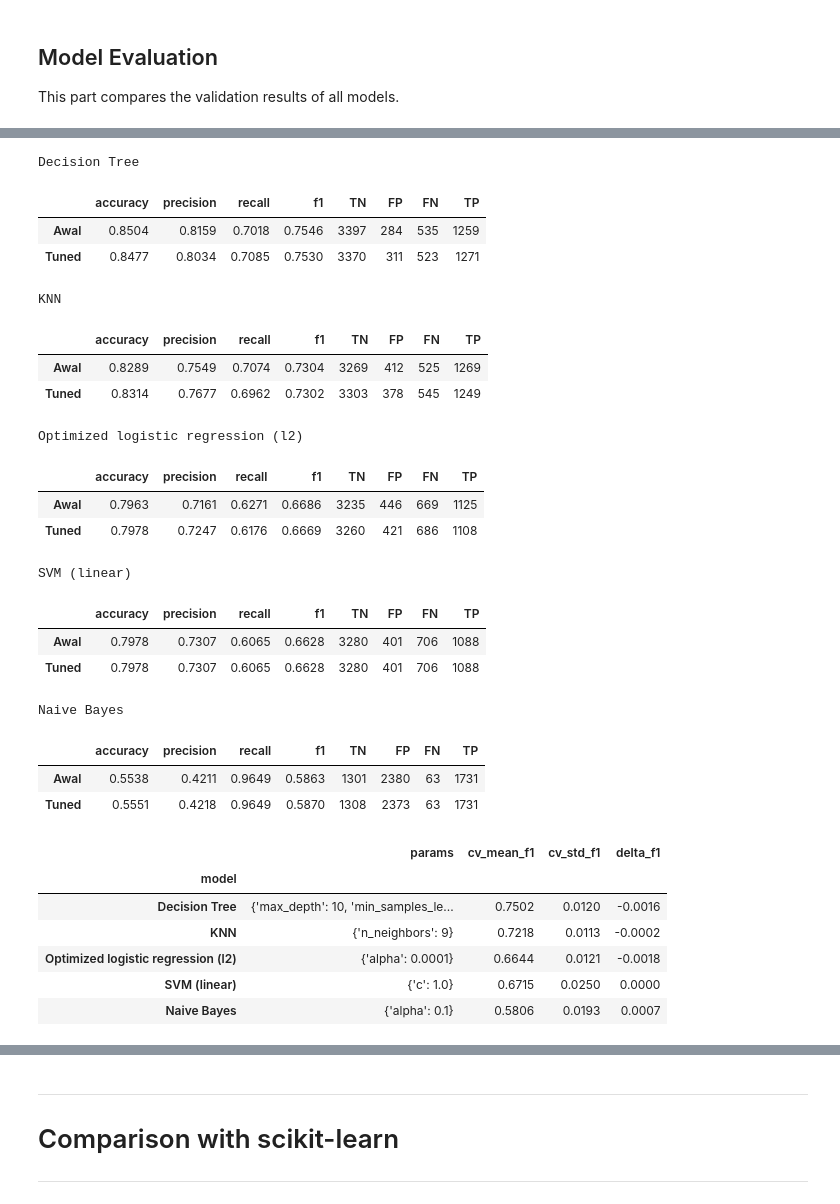
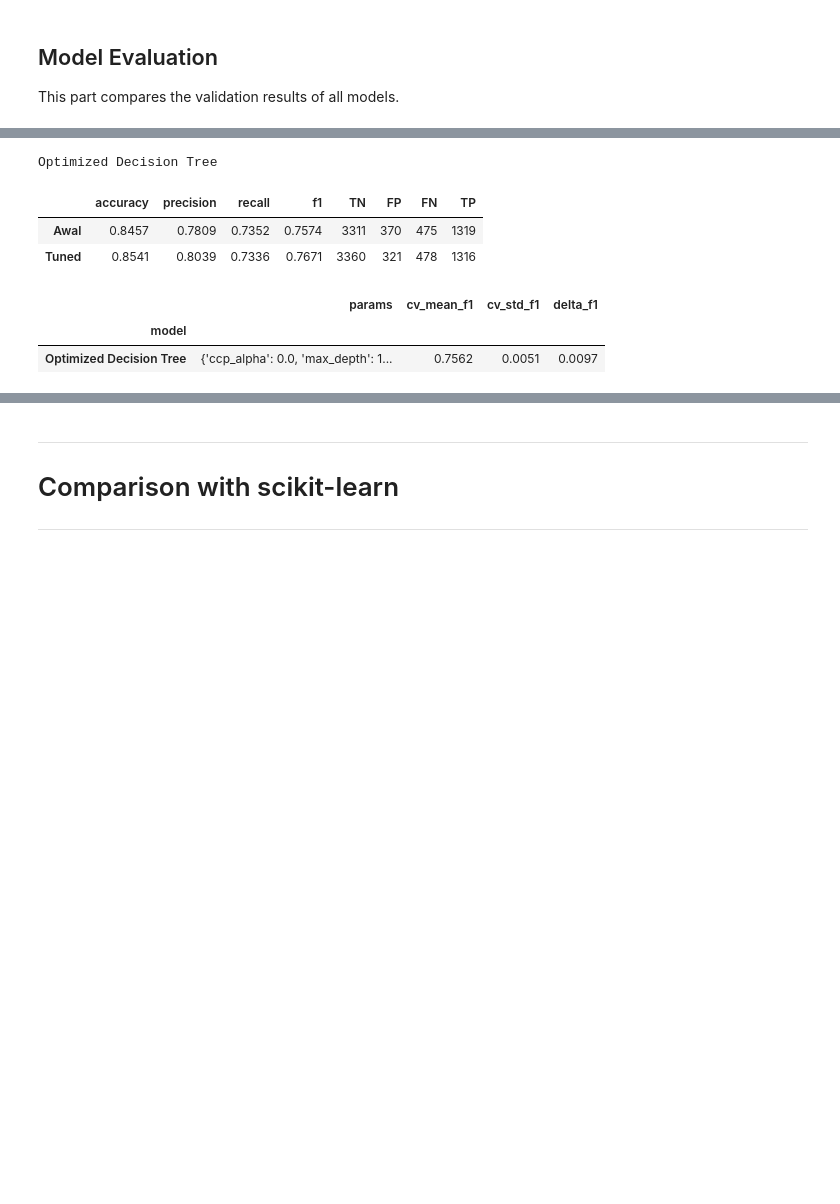
Before and after one commit to ValentinoDan/IF3170_G22_OISCDivisiKaggle, a Jupyter notebook: src/notebook.ipynb, the cells around one changed output, grey strips where cells are left out. Cells and saved outputs as stored; diff of their text form; code cells hidden in the pictures; blank space fills up the shorter version.

Commit message:
FEAT: add engineered features and optimize tuning for accuracy

```diff
--- a/src/notebook.ipynb
+++ b/src/notebook.ipynb
@@ -504,6 +643,8 @@ This part covers normalization to the range 0 to 1 and standardization.
 # %%
 def scale_features(frame, means, scales):
     frame = frame.copy()
+    frame[means.index] = frame[means.index].replace([np.inf, -np.inf], np.nan)
+    frame[means.index] = frame[means.index].fillna(means)
     frame[means.index] = (frame[means.index] - means) / scales
     return frame
 
@@ -870,6 +997,5 @@ Bagian ini mencakup:
 # %%
-# 1. Konfigurasi dan fungsi tuning
-# Parameter
+# Configuration and Parameter Tuning Function
 tuning_selection = {
     "KNN": "KNN",
     "Tree": "Optimized Decision Tree",
@@ -879,7 +1005,12 @@ tuning_selection = {
 }
 tuning_grid = {
     "KNN": {"n_neighbors": [3, 5, 9]},
-    "Tree": {"max_depth": [6, 10, 14], "min_samples_leaf": [10, 20]},
+    "Tree": {
+        "max_depth": [8, 10, 12, 14],
+        "min_samples_leaf": [5, 10, 20],
+        "min_samples_split": [10, 20],
+        "ccp_alpha": [0.0, 0.0005, 0.001],
+    },
     "LR": {"alpha": [0.0001, 0.001, 0.01]},
     "SVM": {"c": [0.1, 1.0, 10.0]},
     "NB": {"alpha": [0.1, 1.0, 10.0]},
@@ -892,7 +1023,7 @@ tuning_families = {
 tuning_winner = scores.index[0]
 tuning_results = {}
 
-# Setiap fold memakai preprocessing yang dipelajari dari bagian train fold itu saja.
+# Each fold uses preprocessing learned only from its own training fold.
 tuning_folds = []
 for train_idx, check_idx in StratifiedKFold(
     n_splits=5, shuffle=True, random_state=CFG.SEED,
@@ -940,22 +1071,22 @@ def tune_model(name):
         try:
             for X_fit, y_fit, X_check, y_check in tuning_folds:
                 _, pred = tuning_fit_predict(name, base | candidate, X_fit, y_fit, X_check)
-                fold_scores.append(f1_score(y_check, pred, zero_division=0))
+                fold_scores.append(accuracy_score(y_check, pred))
         except (ValueError, RuntimeError) as error:
             print(f"{name} {candidate}: {error}")
             continue
-        rows.append({"params": candidate, "mean_f1": np.mean(fold_scores),
-                     "std_f1": np.std(fold_scores), "baseline": candidate == initial})
+        rows.append({"params": candidate, "mean_accuracy": np.mean(fold_scores),
+                     "std_accuracy": np.std(fold_scores), "baseline": candidate == initial})
     if not rows:
-        raise ValueError(f"Semua kandidat gagal untuk {name}")
+        raise ValueError(f"All candidates fil for {name}")
 
-    ranking = pd.DataFrame(rows).sort_values("mean_f1", ascending=False, kind="stable")
+    ranking = pd.DataFrame(rows).sort_values("mean_accuracy", ascending=False, kind="stable")
     print(name)
     display(ranking.reset_index(drop=True))
     best = ranking.iloc[0]
     model, pred = tuning_fit_predict(name, base | best["params"], X_train, y_train, X_val)
     return {"model": model, "predictions": pred, "params": best["params"],
-            "mean_f1": best["mean_f1"], "std_f1": best["std_f1"]}
+            "mean_accuracy": best["mean_accuracy"], "std_accuracy": best["std_accuracy"]}
 
 
 def tuning_metrics(predictions):
@@ -980,10 +1116,0 @@ Decision Tree
-# %%
-# 3. Satu varian pilihan untuk tiap keluarga model lainnya
-tuning_results = {tuning_winner: tuning_results[tuning_winner]}
-winner_family = tuning_families[type(evaluation_models[tuning_winner])]
-for family, name in tuning_selection.items():
-    if family == winner_family:
-        continue
-    if name not in evaluation_models or tuning_families[type(evaluation_models[name])] != family:
-        raise ValueError(f"Pilih model dari keluarga {family} yang sudah dievaluasi: {name}")
-    tuning_results[name] = tune_model(name)
@@ -1138,43 +1117,23 @@ optimal rho estimate: 1.90e-01
 # %%
-# 4. Bandingkan pasangan model pada validation set yang sama
+# 3. Compare baseline and tuned models on the same validation set
 tuning_comparison = []
 for name, result in tuning_results.items():
     old = tuning_metrics(evaluation_predictions[name])
     new = tuning_metrics(result["predictions"])
     tuning_comparison.append({
-        "model": name, "params": result["params"], "cv_mean_f1": result["mean_f1"],
-        "cv_std_f1": result["std_f1"], "delta_f1": new["f1"] - old["f1"],
+        "model": name, "params": result["params"], "cv_mean_accuracy": result["mean_accuracy"],
+        "cv_std_accuracy": result["std_accuracy"], "delta_accuracy": new["accuracy"] - old["accuracy"],
     })
     print(name)
     display(pd.DataFrame([old, new], index=["Awal", "Tuned"]).round(4))
 
 display(pd.DataFrame(tuning_comparison).set_index("model").round(4))
 # %% [output]
-Decision Tree
+Optimized Decision Tree
 |  | accuracy | precision | recall | f1 | TN | FP | FN | TP |
-| Awal | 0.8504 | 0.8159 | 0.7018 | 0.7546 | 3397 | 284 | 535 | 1259 |
-| Tuned | 0.8477 | 0.8034 | 0.7085 | 0.7530 | 3370 | 311 | 523 | 1271 |
+| Awal | 0.8457 | 0.7809 | 0.7352 | 0.7574 | 3311 | 370 | 475 | 1319 |
+| Tuned | 0.8541 | 0.8039 | 0.7336 | 0.7671 | 3360 | 321 | 478 | 1316 |
-KNN
-|  | accuracy | precision | recall | f1 | TN | FP | FN | TP |
-| Awal | 0.8289 | 0.7549 | 0.7074 | 0.7304 | 3269 | 412 | 525 | 1269 |
-| Tuned | 0.8314 | 0.7677 | 0.6962 | 0.7302 | 3303 | 378 | 545 | 1249 |
+|  | params | cv_mean_f1 | cv_std_f1 | delta_f1 |
+| model |  |  |  |  |
+| Optimized Decision Tree | {'ccp_alpha': 0.0, 'max_depth': 1... | 0.7562 | 0.0051 | 0.0097 |
-Optimized logistic regression (l2)
-|  | accuracy | precision | recall | f1 | TN | FP | FN | TP |
-| Awal | 0.7963 | 0.7161 | 0.6271 | 0.6686 | 3235 | 446 | 669 | 1125 |
-| Tuned | 0.7978 | 0.7247 | 0.6176 | 0.6669 | 3260 | 421 | 686 | 1108 |
-SVM (linear)
-|  | accuracy | precision | recall | f1 | TN | FP | FN | TP |
-| Awal | 0.7978 | 0.7307 | 0.6065 | 0.6628 | 3280 | 401 | 706 | 1088 |
-| Tuned | 0.7978 | 0.7307 | 0.6065 | 0.6628 | 3280 | 401 | 706 | 1088 |
-Naive Bayes
-|  | accuracy | precision | recall | f1 | TN | FP | FN | TP |
-| Awal | 0.5538 | 0.4211 | 0.9649 | 0.5863 | 1301 | 2380 | 63 | 1731 |
-| Tuned | 0.5551 | 0.4218 | 0.9649 | 0.5870 | 1308 | 2373 | 63 | 1731 |
-|  | params | cv_mean_f1 | cv_std_f1 | delta_f1 |
-| model |  |  |  |  |
-| Decision Tree | {'max_depth': 10, 'min_samples_le... | 0.7502 | 0.0120 | -0.0016 |
-| KNN | {'n_neighbors': 9} | 0.7218 | 0.0113 | -0.0002 |
-| Optimized logistic regression (l2) | {'alpha': 0.0001} | 0.6644 | 0.0121 | -0.0018 |
-| SVM (linear) | {'c': 1.0} | 0.6715 | 0.0250 | 0.0000 |
-| Naive Bayes | {'alpha': 0.1} | 0.5806 | 0.0193 | 0.0007 |
 # %%
```
Also changed, not shown: parts of 38 cells of this notebook, 2 other files.
